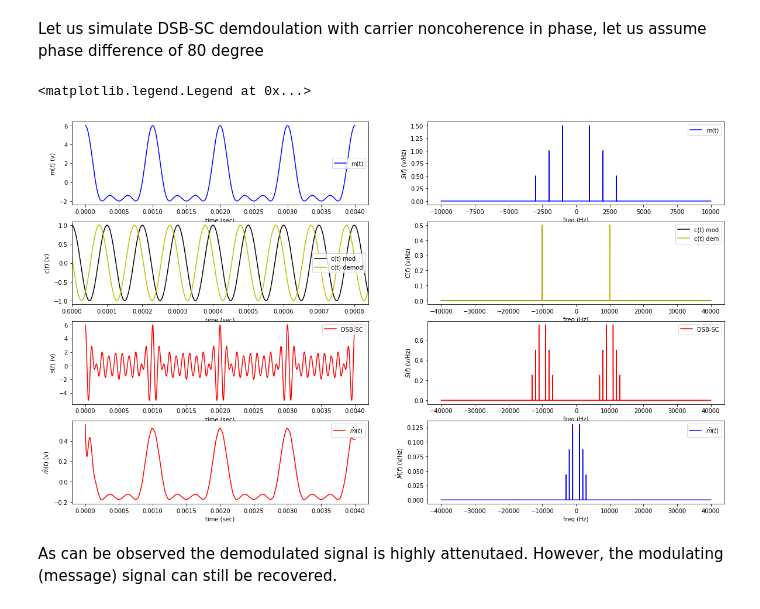
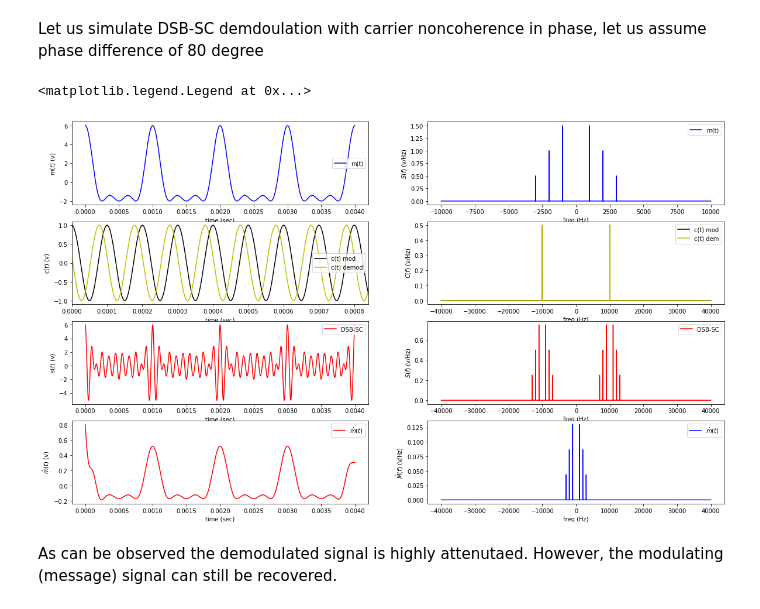
Before and after one commit to mkjubran/ENEE4103, a Jupyter notebook: DSB_SC_Modulation.ipynb, the cells around one changed output. Drawn from its saved outputs; the diff is of its cells as text; code cells hidden in the pictures.

```diff
--- a/DSB_SC_Modulation.ipynb
+++ b/DSB_SC_Modulation.ipynb
@@ -389,7 +388,7 @@ Let us define a Butterworth Low Pass filter with Bandwidth equal to $f_{3dB}$.
 from scipy import signal
 def func_filter(rt,f3db,Tstep,forder):
    fs=1/Tstep
-   w = fc / (fs / 2) # Normalize the frequency
+   w = f3db / (fs / 2) # Normalize the frequency
    b, a = signal.butter(forder, w, 'low')
    output = signal.filtfilt(b, a, rt)
    return output
@@ -569,7 +568,7 @@ fc=10000 # fequency of carrier signal
 fm1_3=[fm1,fm2,fm3]
 
 ## LPF parameters
-f3db = 3000  # Cut-off frequency of the filter
+f3db = 6000  # Cut-off frequency of the filter
 forder=5 # order of the filter
 
 Phi=80 #carrier noncoherence in phase
@@ -676,34 +675,34 @@ idx = np.argsort(freqs)
 freqs_dem=freqs[idx]
 Cf_dem=Cf[idx]/N
 
 ax4.plot(freqs_mod, Cf_mod,'k',label='c(t) mod')
 ax4.plot(freqs_dem, Cf_dem,'y',label='c(t) dem')
 ax4.set_xlabel('freq (Hz)')
 ax4.set_ylabel('$C(f)$ (v/Hz)')
 ax4.legend()
 
 Sf = np.abs(np.fft.fft(st))
 freqs = np.fft.fftfreq(st.size, Tstep)
 idx = np.argsort(freqs)
 freqs=freqs[idx]
 Sf=Sf[idx]/N
 ax6.plot(freqs, Sf,'r',label='DSB-SC')
 ax6.set_xlabel('freq (Hz)')
 ax6.set_ylabel('$S(f)$ (v/Hz)')
 ax6.legend()
 
 Mhatf = np.abs(np.fft.fft(mhat))
 freqs = np.fft.fftfreq(mhat.size, Tstep)
 idx = np.argsort(freqs)
 freqs=freqs[idx]
 Mhatf=Mhatf[idx]/N
 ax8.plot(freqs, Mhatf,'b',label='$\hat{m}(t)$')
 ax8.set_xlabel('freq (Hz)')
 ax8.set_ylabel('$\hat{M}(f)$ (v/Hz)')
 ax8.legend()
 # %% [output]
 <matplotlib.legend.Legend at 0x...>
-[figure, old version]
+[figure, new version]
 # %% [markdown]
 As can be observed the demodulated signal is highly attenutaed. However, the modulating (message) signal can still be recovered.
 # %% [markdown]
```
Also changed, not shown: parts of 7 cells of this notebook.
